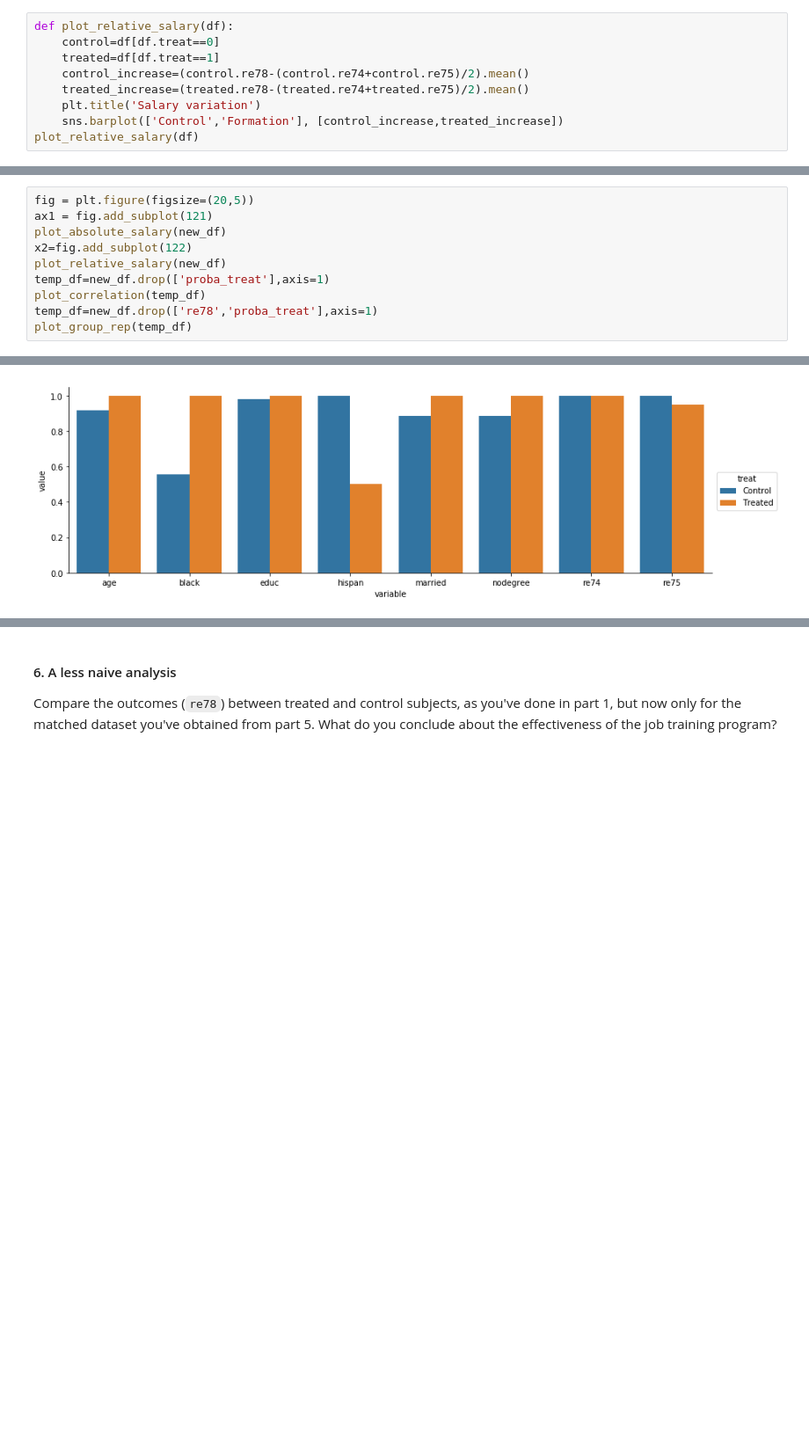
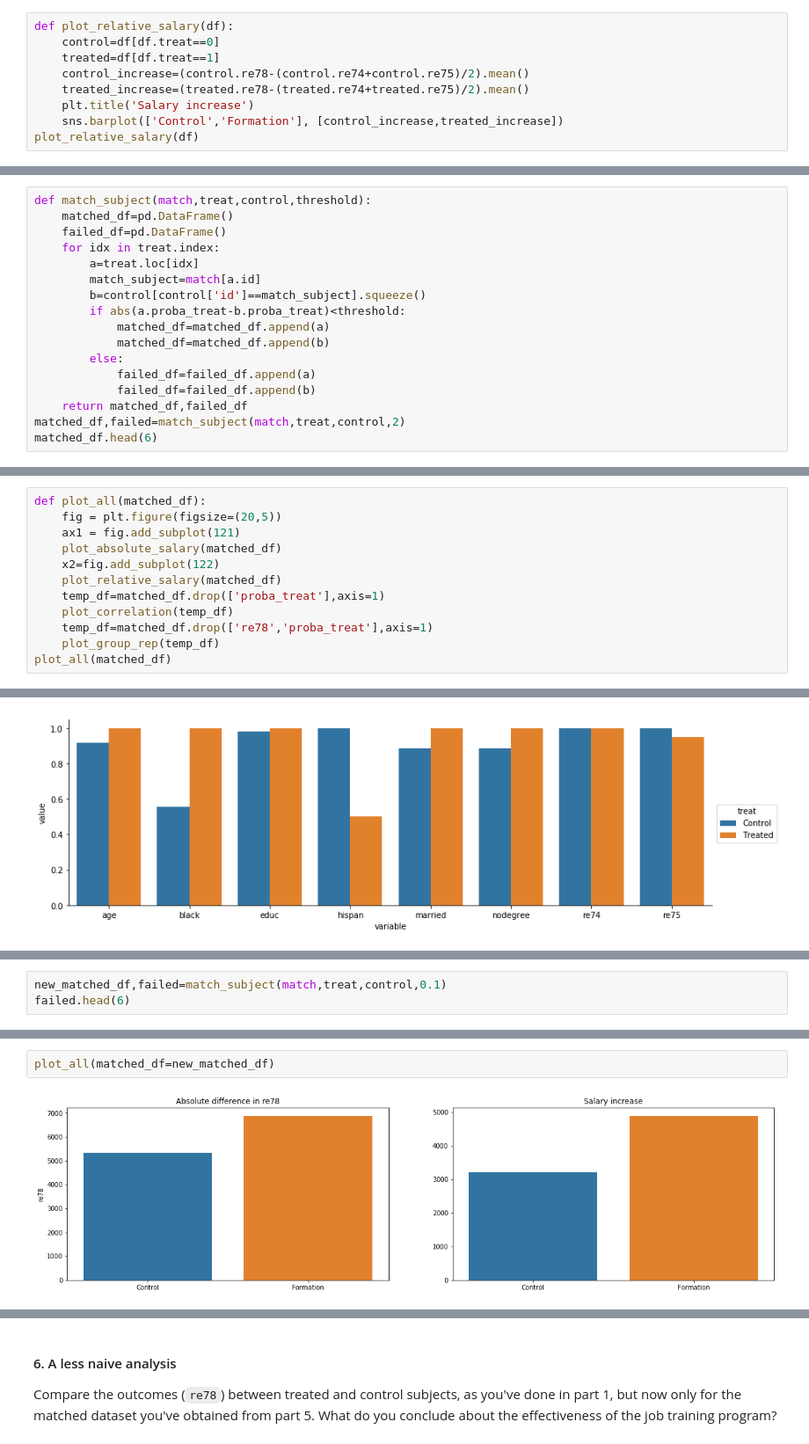
Before and after one commit to Polymere/ADA_Group, a Jupyter notebook: Homework/04 - Applied ML/HW4.ipynb, the cells around one changed output, grey strips where cells are left out. Shown at 88% size. Saved outputs shown, nothing was run; the diff lists cells and outputs as text; blank space fills up the shorter version.

```diff
--- a/Homework/04 - Applied ML/HW4.ipynb
+++ b/Homework/04 - Applied ML/HW4.ipynb
@@ -128,7 +131,7 @@ def plot_relative_salary(df):
     treated=df[df.treat==1]
     control_increase=(control.re78-(control.re74+control.re75)/2).mean()
     treated_increase=(treated.re78-(treated.re74+treated.re75)/2).mean()
-    plt.title('Salary variation')
+    plt.title('Salary increase')
     sns.barplot(['Control','Formation'], [control_increase,treated_increase])
 plot_relative_salary(df)
 # %% [output]
@@ -226,0 +218,17 @@ new_df.head(6)
+# %%
+def match_subject(match,treat,control,threshold):
+    matched_df=pd.DataFrame()
+    failed_df=pd.DataFrame()
+    for idx in treat.index:
+        a=treat.loc[idx]
+        match_subject=match[a.id]
+        b=control[control['id']==match_subject].squeeze()
+        if abs(a.proba_treat-b.proba_treat)<threshold:
+            matched_df=matched_df.append(a)
+            matched_df=matched_df.append(b)
+        else:
+            failed_df=failed_df.append(a)
+            failed_df=failed_df.append(b)
+    return matched_df,failed_df
+matched_df,failed=match_subject(match,treat,control,2)
+matched_df.head(6)
@@ -227,13 +243,15 @@ new_df.head(6)
 # %%
-fig = plt.figure(figsize=(20,5))
-ax1 = fig.add_subplot(121)
-plot_absolute_salary(new_df)
-x2=fig.add_subplot(122)
-plot_relative_salary(new_df)
-temp_df=new_df.drop(['proba_treat'],axis=1)
-plot_correlation(temp_df)
-temp_df=new_df.drop(['re78','proba_treat'],axis=1)
-plot_group_rep(temp_df)
+def plot_all(matched_df):
+    fig = plt.figure(figsize=(20,5))
+    ax1 = fig.add_subplot(121)
+    plot_absolute_salary(matched_df)
+    x2=fig.add_subplot(122)
+    plot_relative_salary(matched_df)
+    temp_df=matched_df.drop(['proba_treat'],axis=1)
+    plot_correlation(temp_df)
+    temp_df=matched_df.drop(['re78','proba_treat'],axis=1)
+    plot_group_rep(temp_df)
+plot_all(matched_df)
 # %% [output]
 [figure]
 [figure]
@@ -250,0 +271,3 @@ Argue with numbers and plots that the two groups (treated and control) are now b
+# %%
+new_matched_df,failed=match_subject(match,treat,control,0.1)
+failed.head(6)
@@ -250,0 +282,4 @@ Argue with numbers and plots that the two groups (treated and control) are now b
+# %%
+plot_all(matched_df=new_matched_df)
+# %% [output]
+[figure, added]
```
Also changed, not shown: parts of 29 cells of this notebook.
